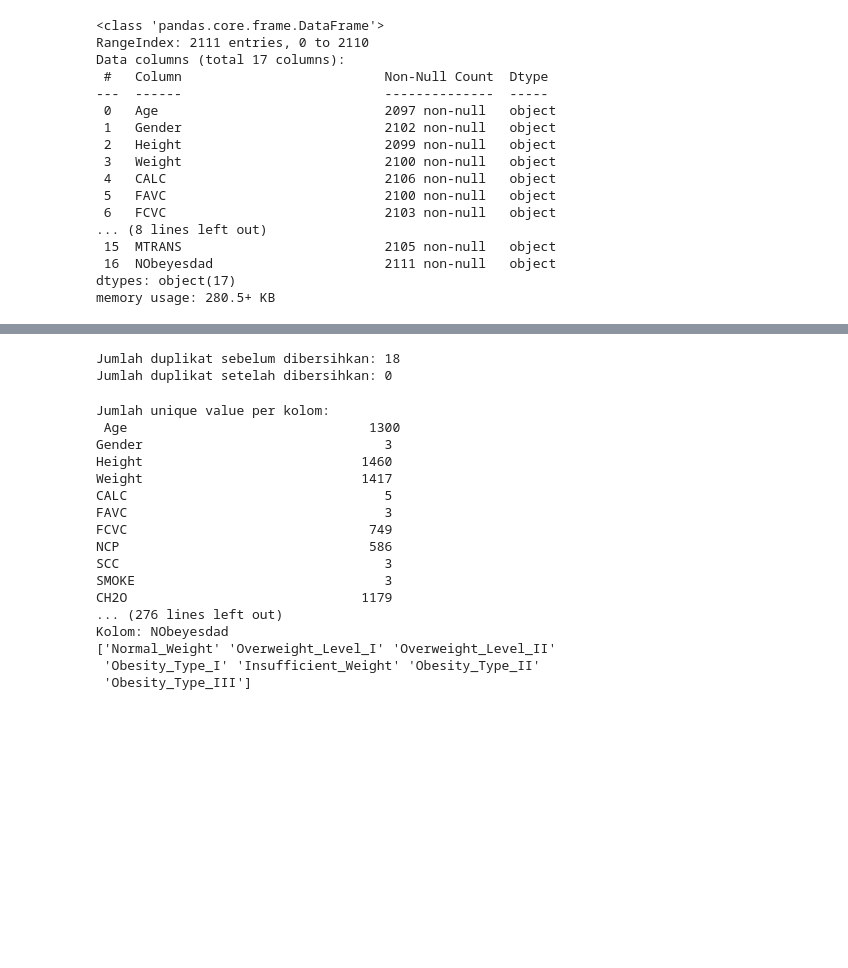
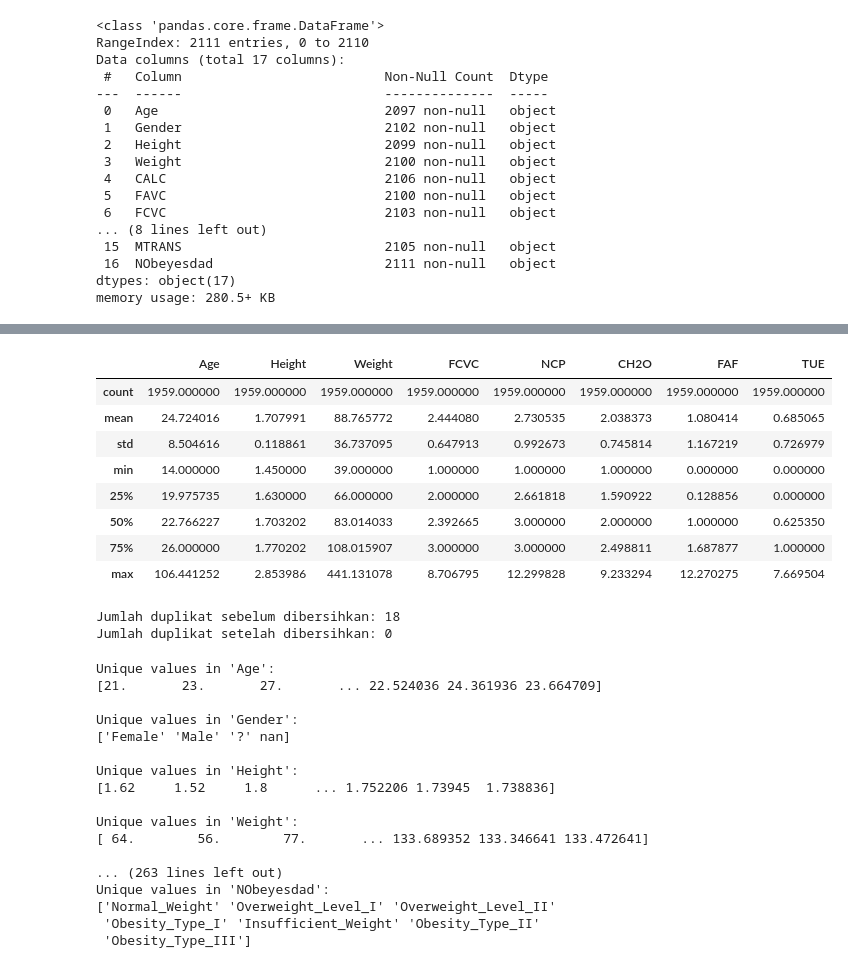
Before and after one commit to RamadhikaS/CapstoneUASBengkod, a Jupyter notebook: BengkodUAS.ipynb, the cells around one changed output, grey strips where cells are left out. Cells and saved outputs as stored; diff of their text form; code cells hidden in the pictures; blank space fills up the shorter version.

```diff
--- a/BengkodUAS.ipynb
+++ b/BengkodUAS.ipynb
@@ -45 +89,13 @@ memory usage: 280.5+ KB
+# %%
+df.describe()
+# %% [output]
+|  | Age | Height | Weight | FCVC | NCP | CH2O | FAF | TUE |
+| count | 1959.000000 | 1959.000000 | 1959.000000 | 1959.000000 | 1959.000000 | 1959.000000 | 1959.000000 | 1959.000000 |
+| mean | 24.724016 | 1.707991 | 88.765772 | 2.444080 | 2.730535 | 2.038373 | 1.080414 | 0.685065 |
+| std | 8.504616 | 0.118861 | 36.737095 | 0.647913 | 0.992673 | 0.745814 | 1.167219 | 0.726979 |
+| min | 14.000000 | 1.450000 | 39.000000 | 1.000000 | 1.000000 | 1.000000 | 0.000000 | 0.000000 |
+| 25% | 19.975735 | 1.630000 | 66.000000 | 2.000000 | 2.661818 | 1.590922 | 0.128856 | 0.000000 |
+| 50% | 22.766227 | 1.703202 | 83.014033 | 2.392665 | 3.000000 | 2.000000 | 1.000000 | 0.625350 |
+| 75% | 26.000000 | 1.770202 | 108.015907 | 3.000000 | 3.000000 | 2.498811 | 1.687877 | 1.000000 |
+| max | 106.441252 | 2.853986 | 441.131078 | 8.706795 | 12.299828 | 9.233294 | 12.270275 | 7.669504 |
 # %%
@@ -55,27 +110,26 @@ print("Jumlah duplikat setelah dibersihkan:", df.duplicated().sum())
 Jumlah duplikat sebelum dibersihkan: 18
 Jumlah duplikat setelah dibersihkan: 0
 # %%
-unique_values = df_cleaned.nunique()
-print("Jumlah unique value per kolom:\n", unique_values)
-
-for col in df_cleaned.columns:
-    print(f"\nKolom: {col}")
-    print(df_cleaned[col].unique())
+# Mengecek unique value dari setiap kolom
+for col in df.columns:
+    print(f"Unique values in '{col}':")
+    print(df[col].unique())
+    print("")
 # %% [output]
-Jumlah unique value per kolom:
- Age                               1300
-Gender                               3
-Height                            1460
-Weight                            1417
-CALC                                 5
-FAVC                                 3
-FCVC                               749
-NCP                                586
-SCC                                  3
-SMOKE                                3
-CH2O                              1179
-... (276 lines left out)
-Kolom: NObeyesdad
+Unique values in 'Age':
+[21.       23.       27.       ... 22.524036 24.361936 23.664709]
+
+Unique values in 'Gender':
+['Female' 'Male' '?' nan]
+
+Unique values in 'Height':
+[1.62     1.52     1.8      ... 1.752206 1.73945  1.738836]
+
+Unique values in 'Weight':
+[ 64.        56.        77.       ... 133.689352 133.346641 133.472641]
+
+... (263 lines left out)
+Unique values in 'NObeyesdad':
 ['Normal_Weight' 'Overweight_Level_I' 'Overweight_Level_II'
  'Obesity_Type_I' 'Insufficient_Weight' 'Obesity_Type_II'
  'Obesity_Type_III']
```
Also changed, not shown: parts of 15 cells of this notebook.
